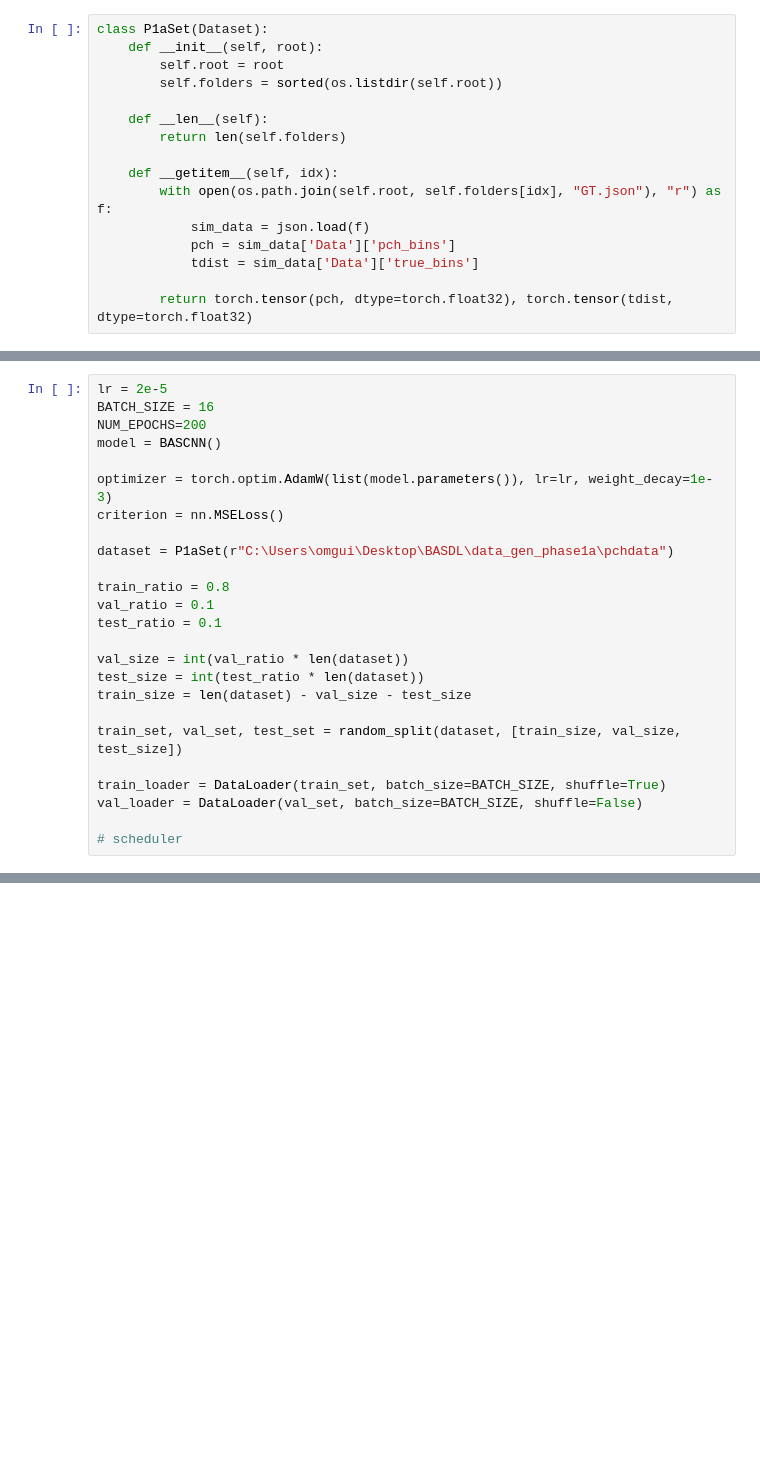
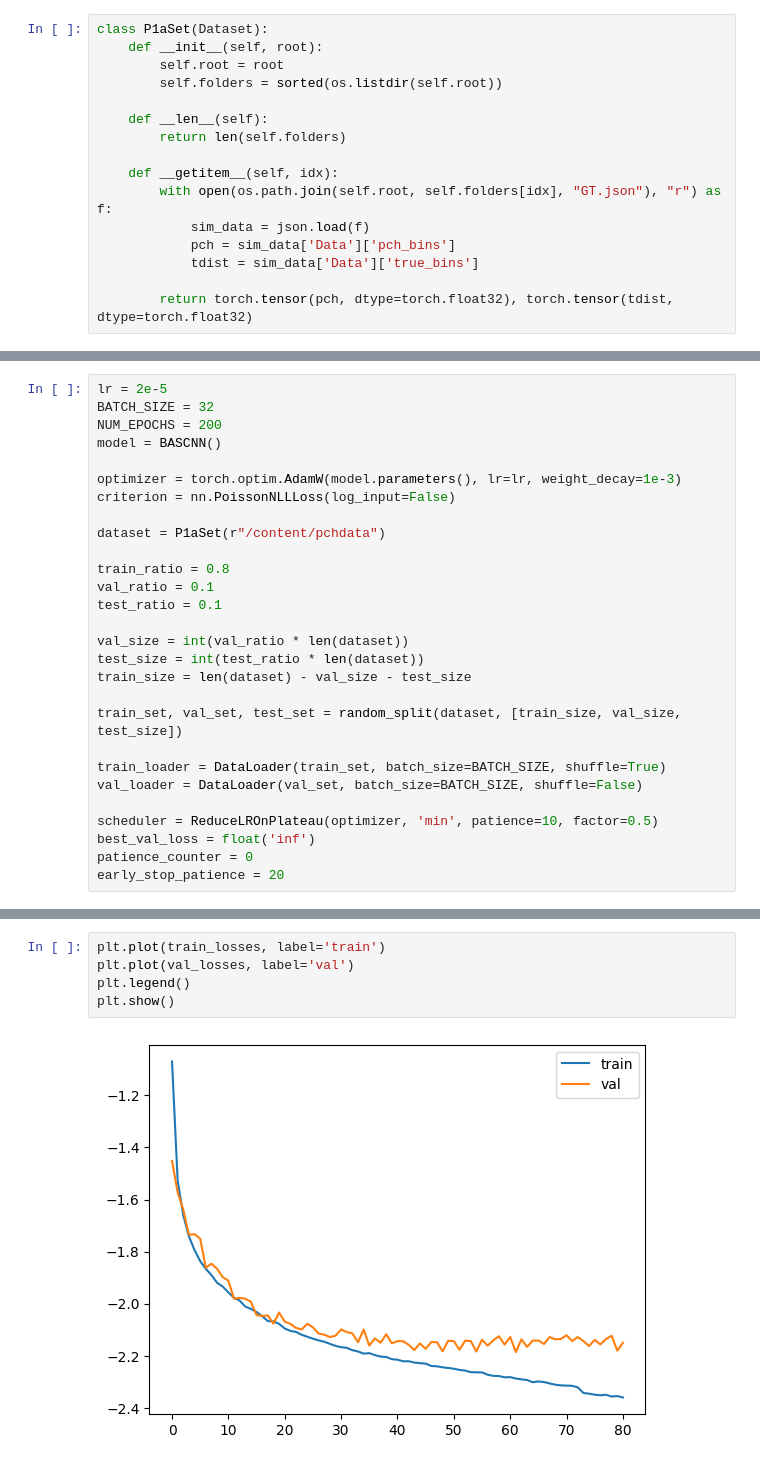
Before and after one commit to OmGuin/BASDL, a Jupyter notebook: CNNp1a/CNN_P1a.ipynb, the cells around one changed output, grey strips where cells are left out. Drawn from its saved outputs; the diff is of its cells as text; blank space fills up the shorter version.

```diff
--- a/CNNp1a/CNN_P1a.ipynb
+++ b/CNNp1a/CNN_P1a.ipynb
@@ -84,13 +104,13 @@ class BASCNN(nn.Module):
 # %%
 lr = 2e-5
-BATCH_SIZE = 16
-NUM_EPOCHS=200
+BATCH_SIZE = 32
+NUM_EPOCHS = 200
 model = BASCNN()
 
-optimizer = torch.optim.AdamW(list(model.parameters()), lr=lr, weight_decay=1e-3)
-criterion = nn.MSELoss()
+optimizer = torch.optim.AdamW(model.parameters(), lr=lr, weight_decay=1e-3)
+criterion = nn.PoissonNLLLoss(log_input=False)
 
-dataset = P1aSet(r"C:\Users\omgui\Desktop\BASDL\data_gen_phase1a\pchdata")
+dataset = P1aSet(r"/content/pchdata")
 
 train_ratio = 0.8
 val_ratio = 0.1
@@ -105,7 +125,10 @@ train_set, val_set, test_set = random_split(dataset, [train_size, val_size, test
 train_loader = DataLoader(train_set, batch_size=BATCH_SIZE, shuffle=True)
 val_loader = DataLoader(val_set, batch_size=BATCH_SIZE, shuffle=False)
 
-# scheduler
+scheduler = ReduceLROnPlateau(optimizer, 'min', patience=10, factor=0.5)
+best_val_loss = float('inf')
+patience_counter = 0
+early_stop_patience = 20
 # %%
 model.to(device)
 train_losses = []
@@ -141,0 +332,7 @@ for epoch in tqdm(range(NUM_EPOCHS)):
+# %%
+plt.plot(train_losses, label='train')
+plt.plot(val_losses, label='val')
+plt.legend()
+plt.show()
+# %% [output]
+[figure, added]
```
Also changed, not shown: parts of 8 cells of this notebook, 3 other files.
